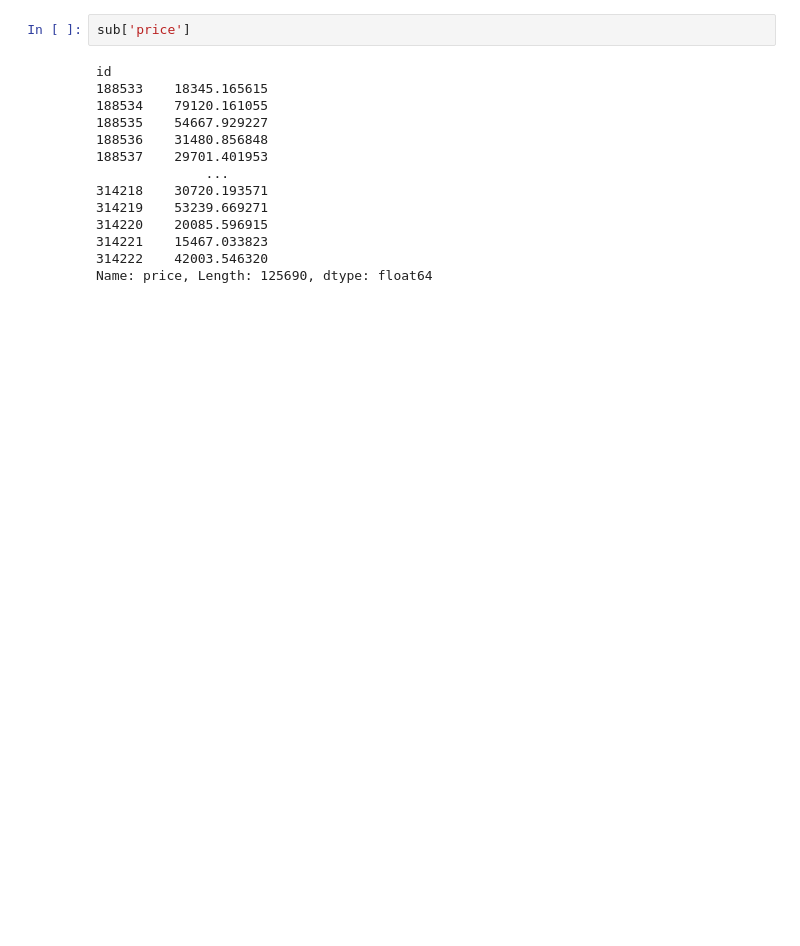
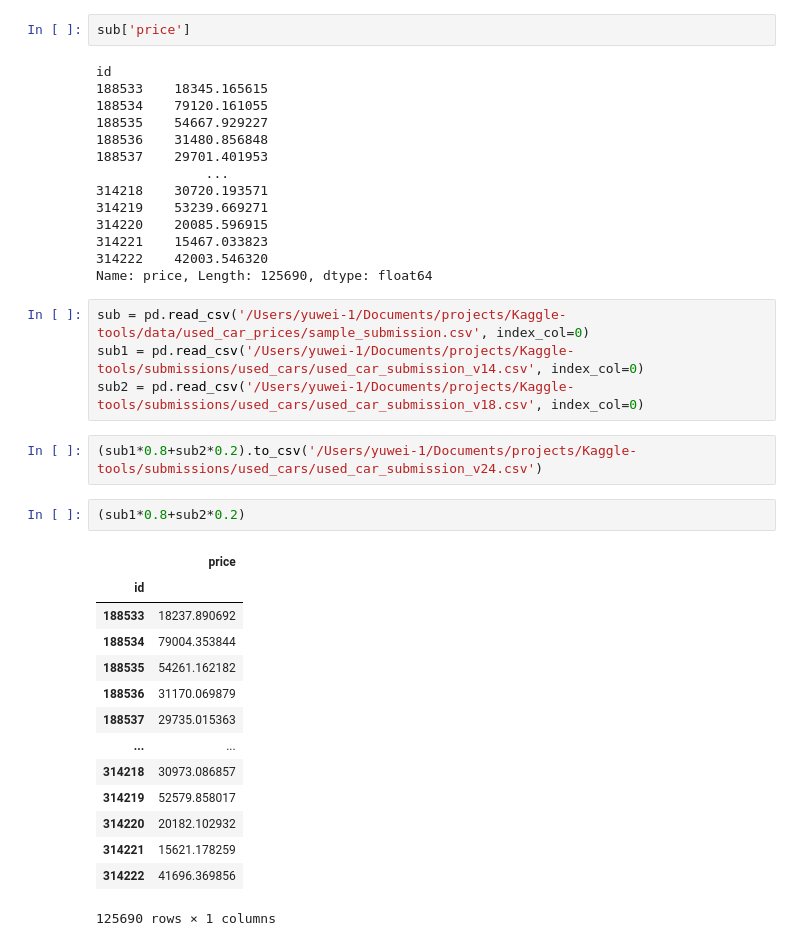
Before and after one commit to yuwei-1/Kaggle-tools, a Jupyter notebook: used_car_notebook.ipynb, the cells around one changed output. Cells and saved outputs as stored; diff of their text form; blank space fills up the shorter version.

Commit message:
used car price prediction

```diff
--- a/used_car_notebook.ipynb
+++ b/used_car_notebook.ipynb
@@ -696,3 +936,26 @@ id
 314221    15467.033823
 314222    42003.546320
 Name: price, Length: 125690, dtype: float64
+# %%
+sub = pd.read_csv('/Users/yuwei-1/Documents/projects/Kaggle-tools/data/used_car_prices/sample_submission.csv', index_col=0)
+sub1 = pd.read_csv('/Users/yuwei-1/Documents/projects/Kaggle-tools/submissions/used_cars/used_car_submission_v14.csv', index_col=0)
+sub2 = pd.read_csv('/Users/yuwei-1/Documents/projects/Kaggle-tools/submissions/used_cars/used_car_submission_v18.csv', index_col=0)
+# %%
+(sub1*0.8+sub2*0.2).to_csv('/Users/yuwei-1/Documents/projects/Kaggle-tools/submissions/used_cars/used_car_submission_v24.csv')
+# %%
+(sub1*0.8+sub2*0.2)
+# %% [output]
+|  | price |
+| id |  |
+| 188533 | 18237.890692 |
+| 188534 | 79004.353844 |
+| 188535 | 54261.162182 |
+| 188536 | 31170.069879 |
+| 188537 | 29735.015363 |
+| ... | ... |
+| 314218 | 30973.086857 |
+| 314219 | 52579.858017 |
+| 314220 | 20182.102932 |
+| 314221 | 15621.178259 |
+| 314222 | 41696.369856 |
+125690 rows × 1 columns
```
Also changed, not shown: parts of 27 cells of this notebook, 35 other files.
